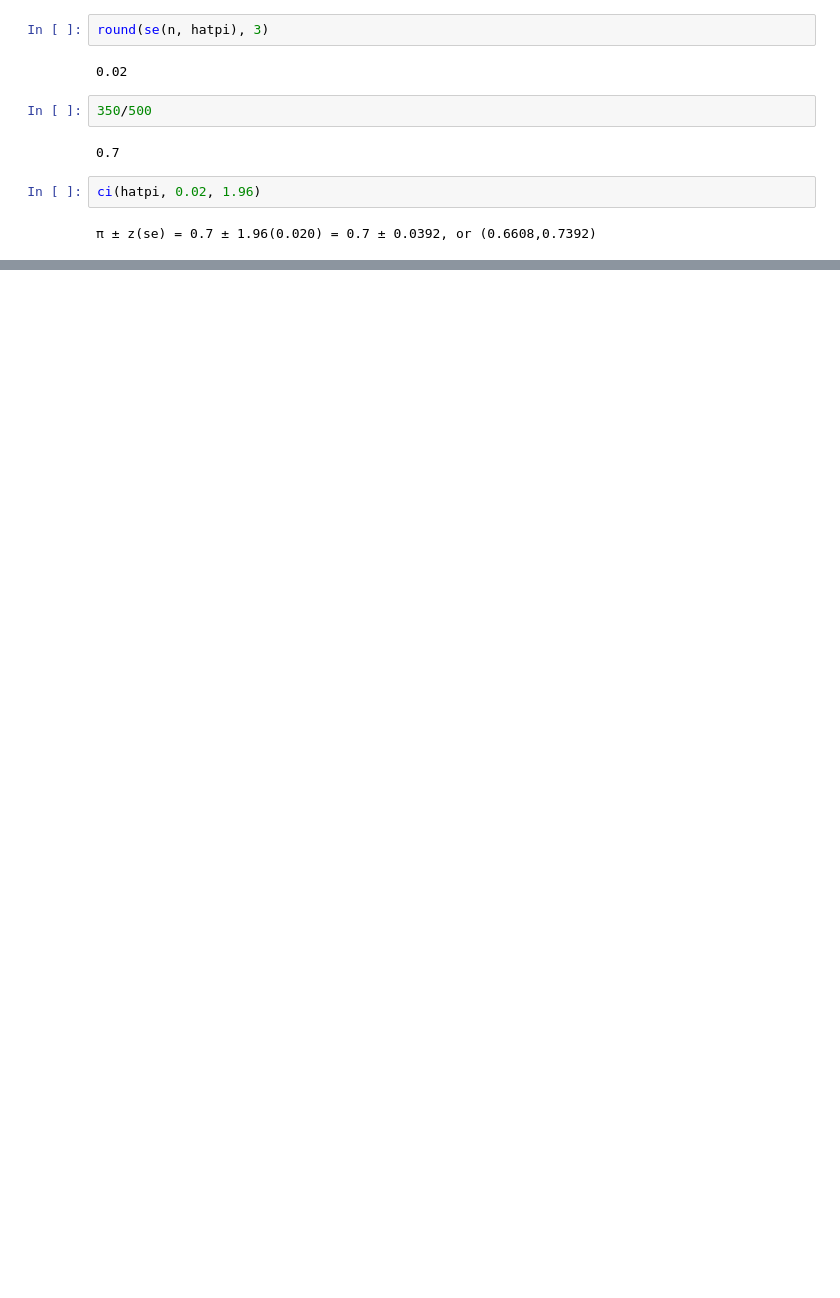
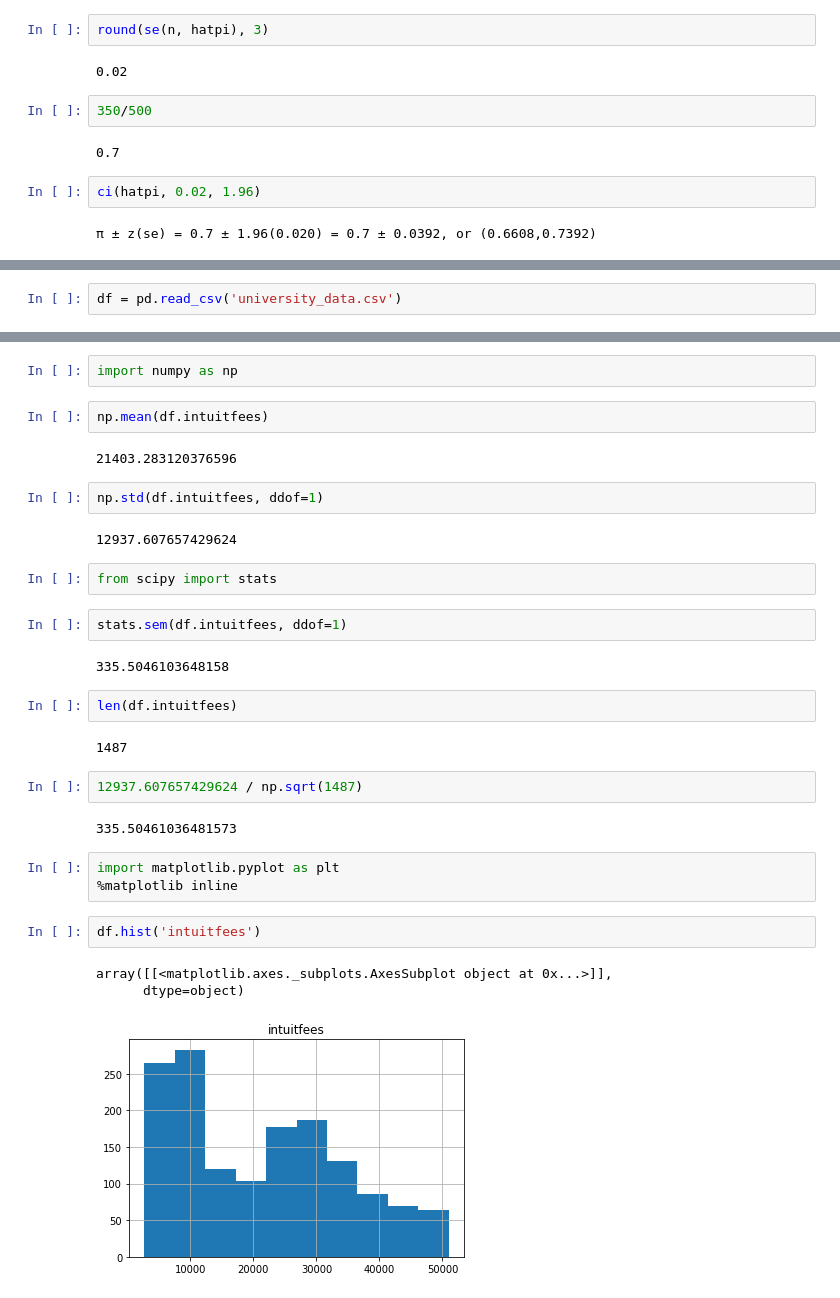
Before and after one commit to muftring/iu-statistics, a Jupyter notebook: mid-term-exam/mid-term-exam-computations.ipynb, the cells around one changed output, grey strips where cells are left out. Saved outputs shown, nothing was run; the diff lists cells and outputs as text; blank space fills up the shorter version.

```diff
--- a/mid-term-exam/mid-term-exam-computations.ipynb
+++ b/mid-term-exam/mid-term-exam-computations.ipynb
@@ -156,0 +161,2 @@ ci(hatpi, 0.02, 1.96)
+# %%
+df = pd.read_csv('university_data.csv')
@@ -156,0 +172,33 @@ ci(hatpi, 0.02, 1.96)
+# %%
+import numpy as np
+# %%
+np.mean(df.intuitfees)
+# %% [output]
+21403.283120376596
+# %%
+np.std(df.intuitfees, ddof=1)
+# %% [output]
+12937.607657429624
+# %%
+from scipy import stats
+# %%
+stats.sem(df.intuitfees, ddof=1)
+# %% [output]
+335.5046103648158
+# %%
+len(df.intuitfees)
+# %% [output]
+1487
+# %%
+12937.607657429624 / np.sqrt(1487)
+# %% [output]
+335.50461036481573
+# %%
+import matplotlib.pyplot as plt
+%matplotlib inline
+# %%
+df.hist('intuitfees')
+# %% [output]
+array([[<matplotlib.axes._subplots.AxesSubplot object at 0x...>]],
+      dtype=object)
+[figure, added]
```
Also changed, not shown: parts of 6 cells of this notebook, 4 other files.
